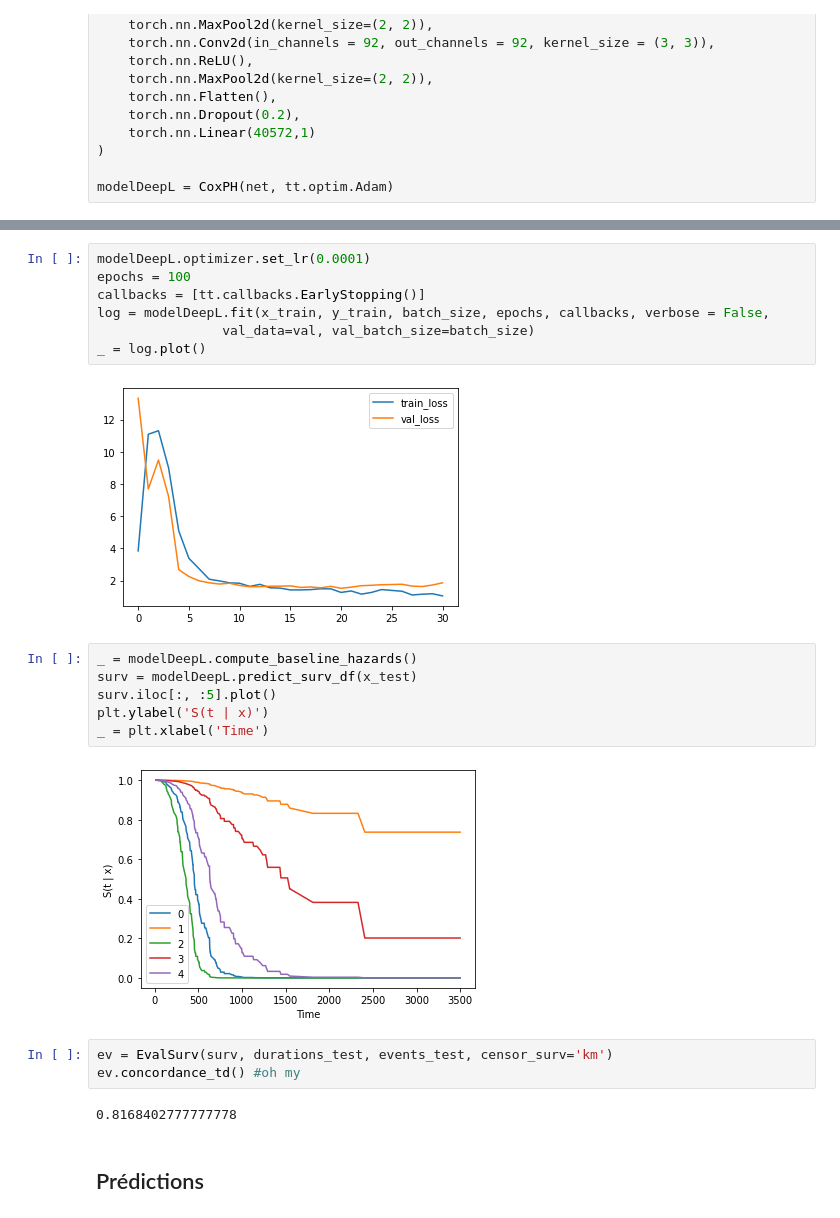
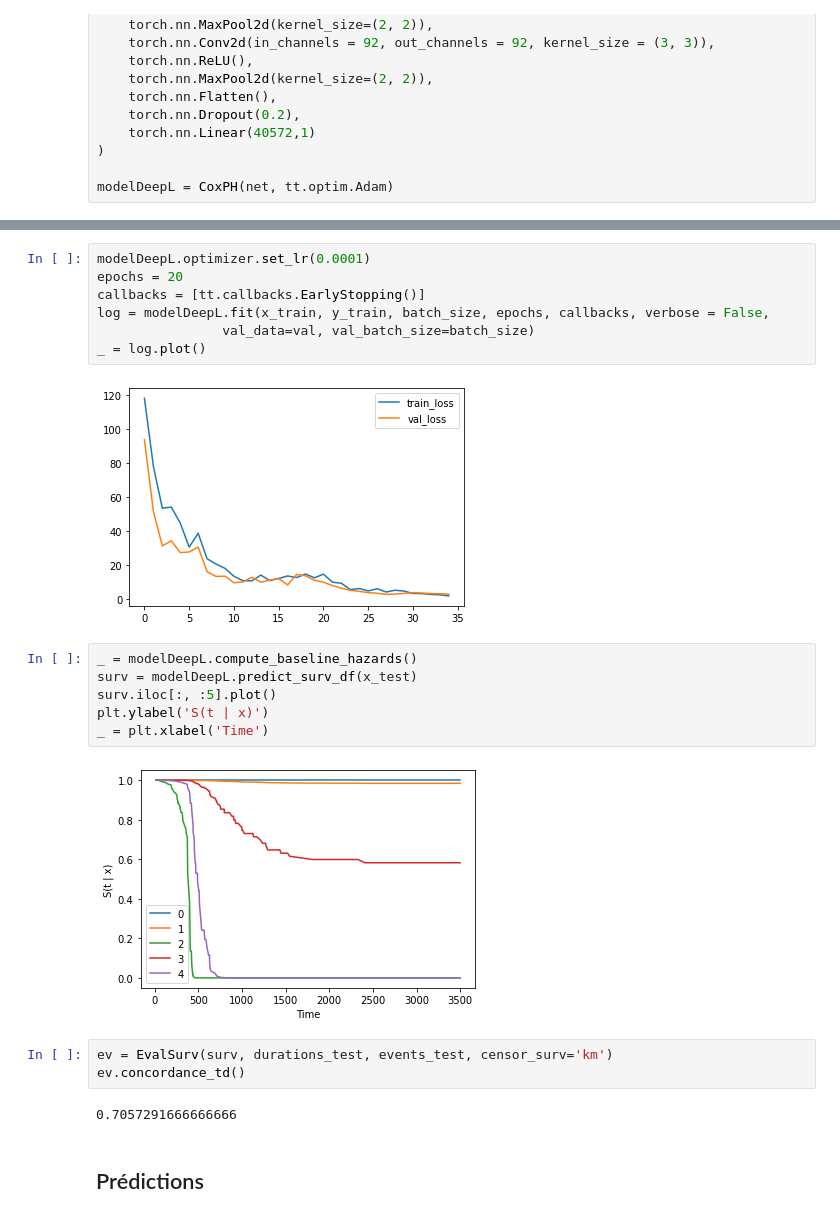
Before and after one commit to Maxime-LP/lung-owkin, a Jupyter notebook: lung.ipynb, the cells around one changed output, grey strips where cells are left out. Cells and saved outputs as stored; diff of their text form.

```diff
--- a/lung.ipynb
+++ b/lung.ipynb
@@ -456,12 +454,12 @@ lrfinder.get_best_lr()
 # %%
 modelDeepL.optimizer.set_lr(0.0001)
-epochs = 100
+epochs = 20
 callbacks = [tt.callbacks.EarlyStopping()]
 log = modelDeepL.fit(x_train, y_train, batch_size, epochs, callbacks, verbose = False,
                 val_data=val, val_batch_size=batch_size)
 _ = log.plot()
 # %% [output]
-[figure, old version]
+[figure, new version]
 # %%
 _ = modelDeepL.compute_baseline_hazards()
 surv = modelDeepL.predict_surv_df(x_test)
@@ -469,12 +467,12 @@ surv.iloc[:, :5].plot()
 plt.ylabel('S(t | x)')
 _ = plt.xlabel('Time')
 # %% [output]
-[figure, old version]
+[figure, new version]
 # %%
 ev = EvalSurv(surv, durations_test, events_test, censor_surv='km')
-ev.concordance_td() #oh my
+ev.concordance_td()
 # %% [output]
-0.8168402777777778
+0.7057291666666666
 # %% [markdown]
 ## Prédictions
 # %%
```
Also changed, not shown: parts of 8 cells of this notebook.
